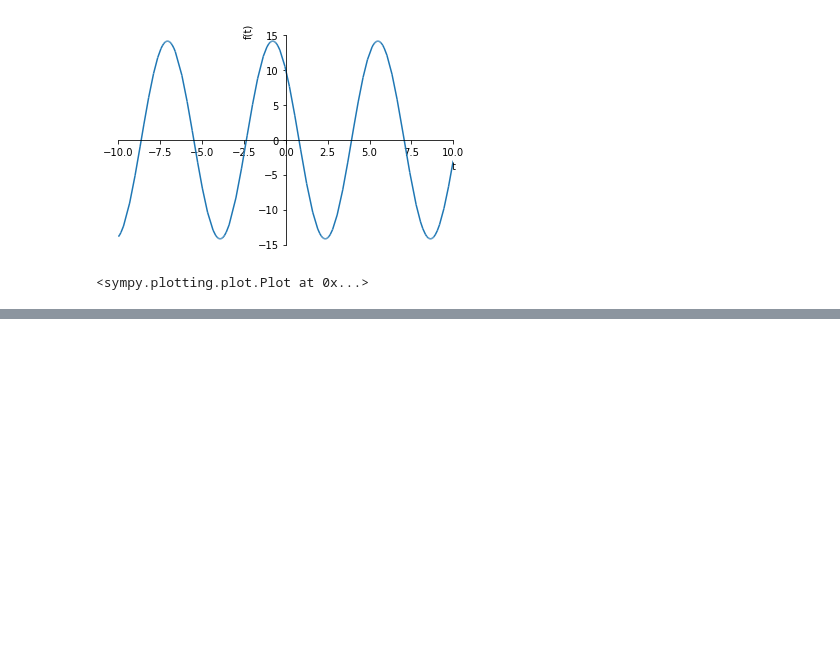
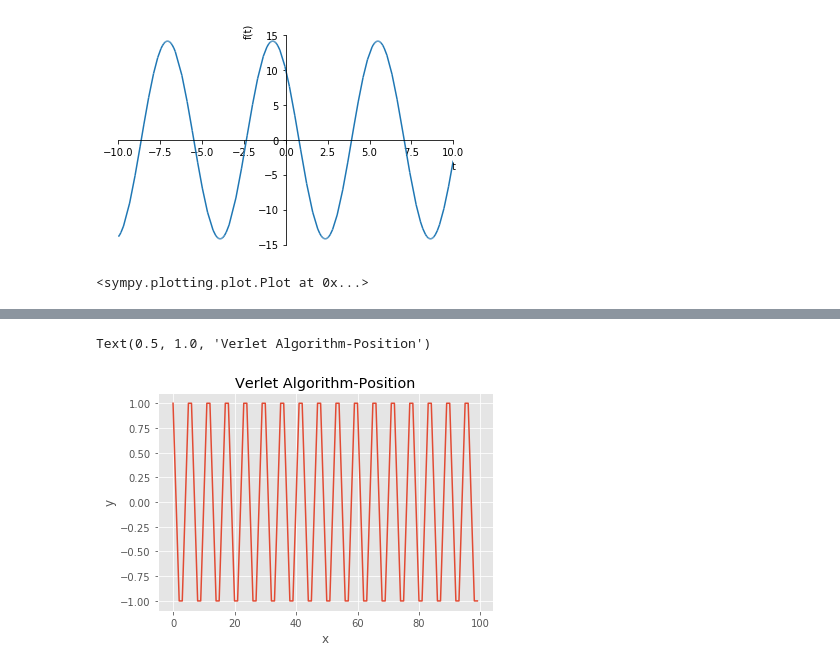
Before and after one commit to sju-chem264-2019/new-10-14-10-daliahassan98, a Jupyter notebook: harmonic_student.ipynb, the cells around one changed output, grey strips where cells are left out. Cells and saved outputs as stored; diff of their text form; code cells hidden in the pictures; blank space fills up the shorter version.

```diff
--- a/harmonic_student.ipynb
+++ b/harmonic_student.ipynb
@@ -331,0 +309,26 @@ sym.plot((x_t0+(p_t0/m)*(t)),(t,0,10))
+# %%
+#4: Verlet Algorithm
+#r_t2=2r_t1-r_t0+t**2*a
+#for any acceleration variable, I am just plugging in -x because a=-omega**2(x) and we are just setting omega=1
+import sympy as sym
+import numpy as np
+import matplotlib.pyplot as plt
+x_t0=0
+x_t1=1
+t=1
+a=1
+xlist=[]
+for i in range(0,100):
+    x_t2=2*x_t1-x_t0+t**2*(-(x_t1))
+    x_t0=x_t1
+    x_t1=x_t2
+    xlist.append(x_t2)
+    #print(x_t)
+plt.plot(xlist)
+plt.xlabel('x')
+plt.ylabel('y')
+plt.grid(True)
+plt.title('Verlet Algorithm-Position')
+# %% [output]
+Text(0.5, 1.0, 'Verlet Algorithm-Position')
+[figure, added]
```
Also changed, not shown: parts of 9 cells of this notebook.
